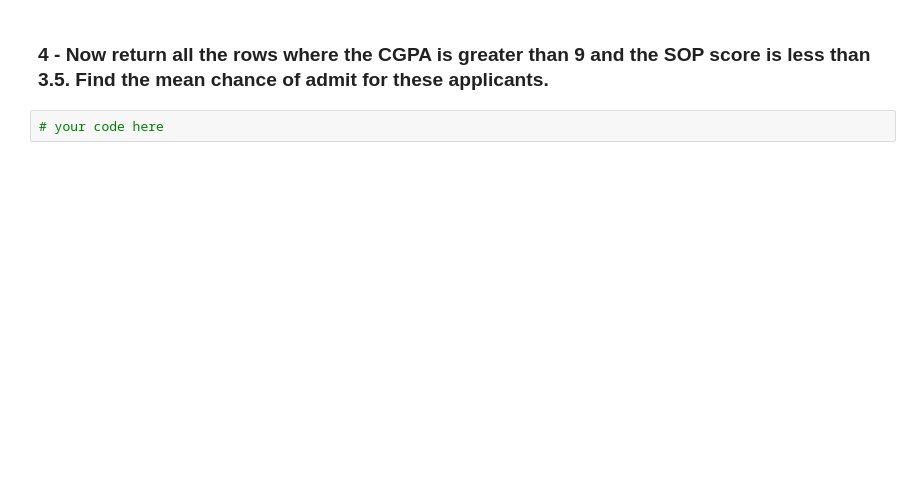
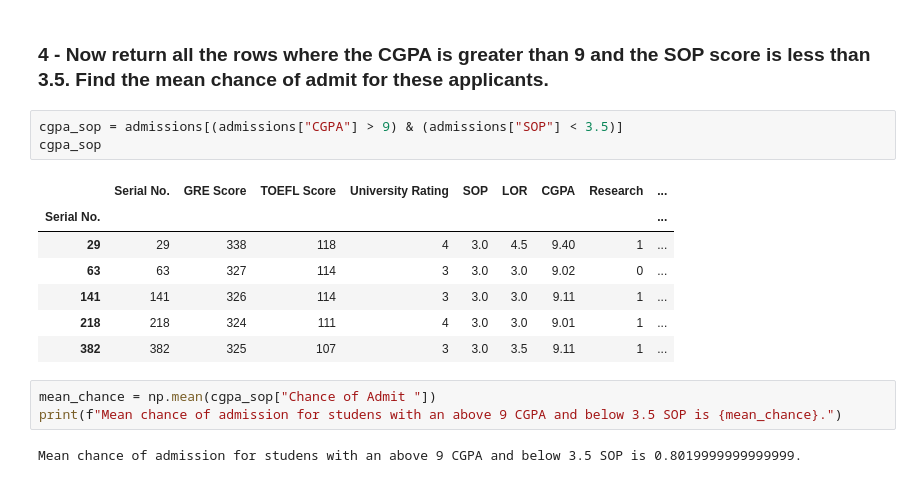
Before and after one commit to ironhack-labs/lab-pandas-en, a Jupyter notebook: your-code/pandas_1.ipynb, the cells around one changed output. Cells and saved outputs as stored; diff of their text form; blank space fills up the shorter version.

```diff
--- a/your-code/pandas_1.ipynb
+++ b/your-code/pandas_1.ipynb
@@ -211,4 +272,18 @@ Turns out that `GRE Score` and `CGPA` also uniquely identify the data. Show this
 # %% [markdown]
 ### 4 - Now return all the rows where the CGPA is greater than 9 and the SOP score is less than 3.5. Find the mean chance of admit for these applicants.
-# %%
-# your code here
+# %%
+cgpa_sop = admissions[(admissions["CGPA"] > 9) & (admissions["SOP"] < 3.5)]
+cgpa_sop
+# %% [output]
+|  | Serial No. | GRE Score | TOEFL Score | University Rating | SOP | LOR | CGPA | Research | ... |
+| Serial No. |  |  |  |  |  |  |  |  | ... |
+| 29 | 29 | 338 | 118 | 4 | 3.0 | 4.5 | 9.40 | 1 | ... |
+| 63 | 63 | 327 | 114 | 3 | 3.0 | 3.0 | 9.02 | 0 | ... |
+| 141 | 141 | 326 | 114 | 3 | 3.0 | 3.0 | 9.11 | 1 | ... |
+| 218 | 218 | 324 | 111 | 4 | 3.0 | 3.0 | 9.01 | 1 | ... |
+| 382 | 382 | 325 | 107 | 3 | 3.0 | 3.5 | 9.11 | 1 | ... |
+# %%
+mean_chance = np.mean(cgpa_sop["Chance of Admit "])
+print(f"Mean chance of admission for studens with an above 9 CGPA and below 3.5 SOP is {mean_chance}.")
+# %% [output]
+Mean chance of admission for studens with an above 9 CGPA and below 3.5 SOP is 0.8019999999999999.
```
Also changed, not shown: parts of 9 cells of this notebook.
